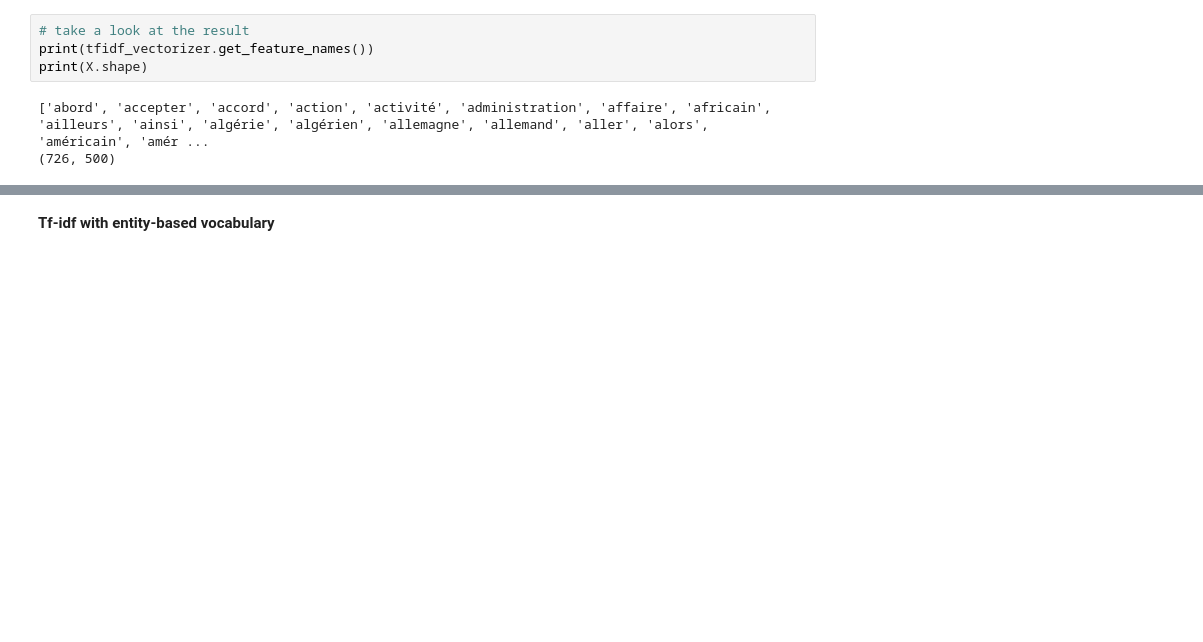
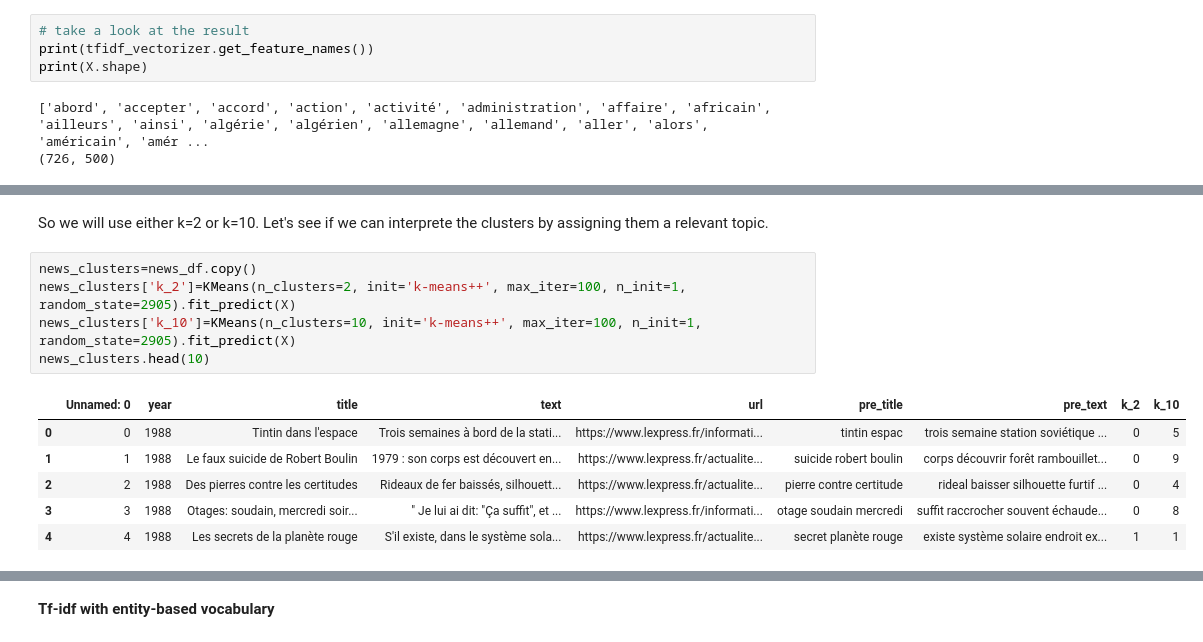
Before and after one commit to ldelille/nlp-archives, a Jupyter notebook: 02_TopicModeling.ipynb, the cells around one changed output, grey strips where cells are left out. Drawn from its saved outputs; the diff is of its cells as text; blank space fills up the shorter version.

```diff
--- a/02_TopicModeling.ipynb
+++ b/02_TopicModeling.ipynb
@@ -467,0 +505,14 @@ print(X.shape)
+# %% [markdown]
+So we will use either k=2 or k=10. Let's see if we can interprete the clusters by assigning them a relevant topic.
+# %%
+news_clusters=news_df.copy()
+news_clusters['k_2']=KMeans(n_clusters=2, init='k-means++', max_iter=100, n_init=1, random_state=2905).fit_predict(X)
+news_clusters['k_10']=KMeans(n_clusters=10, init='k-means++', max_iter=100, n_init=1, random_state=2905).fit_predict(X)
+news_clusters.head(10)
+# %% [output]
+|  | Unnamed: 0 | year | title | text | url | pre_title | pre_text | k_2 | k_10 |
+| 0 | 0 | 1988 | Tintin dans l'espace | Trois semaines à bord de la stati... | https://www.lexpress.fr/informati... | tintin espac | trois semaine station soviétique ... | 0 | 5 |
+| 1 | 1 | 1988 | Le faux suicide de Robert Boulin | 1979 : son corps est découvert en... | https://www.lexpress.fr/actualite... | suicide robert boulin | corps découvrir forêt rambouillet... | 0 | 9 |
+| 2 | 2 | 1988 | Des pierres contre les certitudes | Rideaux de fer baissés, silhouett... | https://www.lexpress.fr/actualite... | pierre contre certitude | rideal baisser silhouette furtif ... | 0 | 4 |
+| 3 | 3 | 1988 | Otages: soudain, mercredi soir... | " Je lui ai dit: "Ça suffit", et ... | https://www.lexpress.fr/informati... | otage soudain mercredi | suffit raccrocher souvent échaude... | 0 | 8 |
+| 4 | 4 | 1988 | Les secrets de la planète rouge | S'il existe, dans le système sola... | https://www.lexpress.fr/actualite... | secret planète rouge | existe système solaire endroit ex... | 1 | 1 |
```
Also changed, not shown: parts of 8 cells of this notebook.
